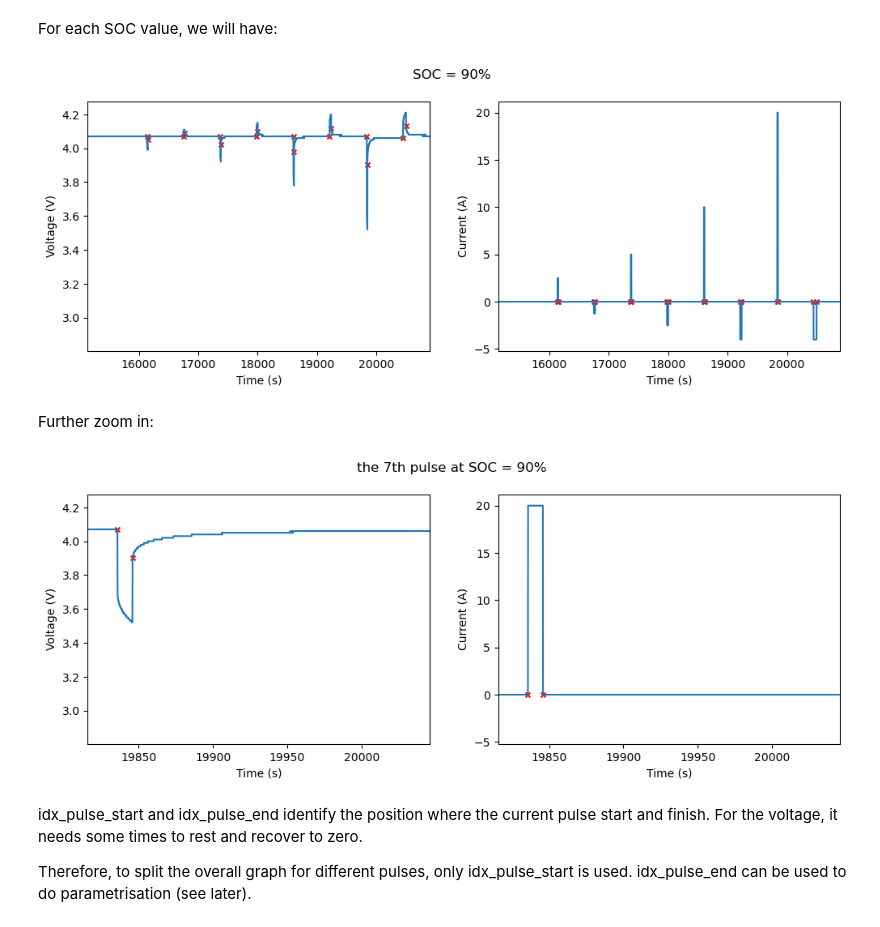
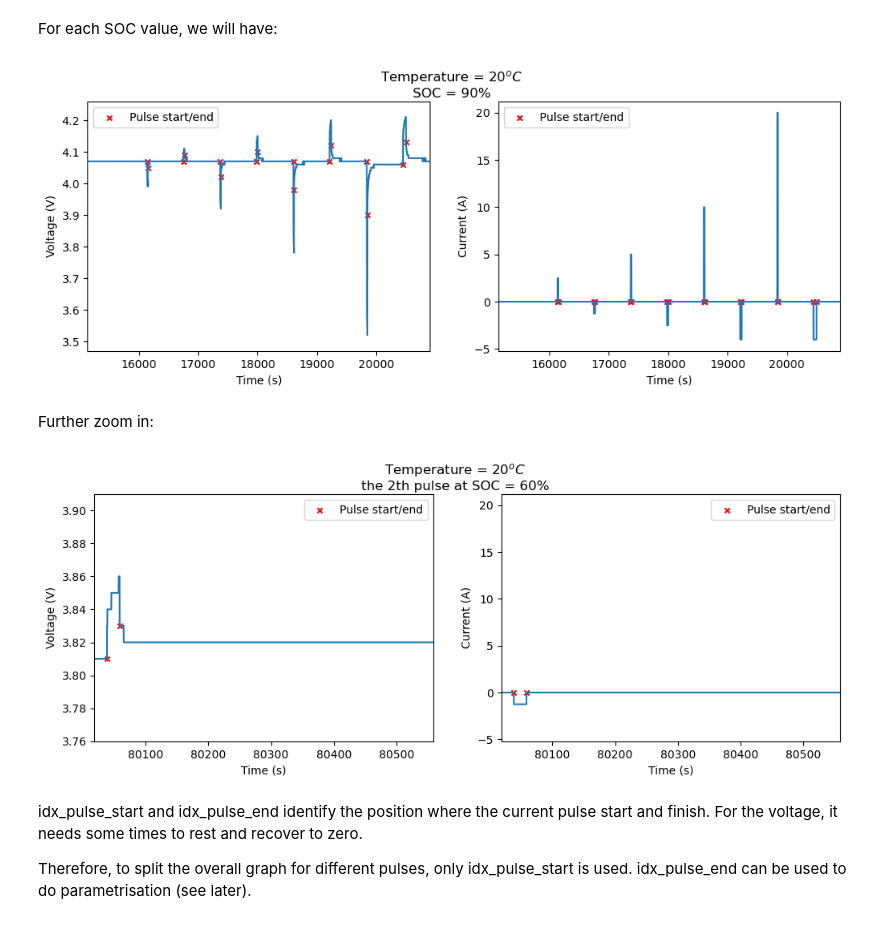
Before and after one commit to sunfanyi/modelling-of-lithium-ion-batteries, a Jupyter notebook: part_2a.ipynb, the cells around one changed output. Drawn from its saved outputs; the diff is of its cells as text; code cells hidden in the pictures.

```diff
--- a/part_2a.ipynb
+++ b/part_2a.ipynb
@@ -87,61 +83,21 @@ idx_pulse_start[:, 0]
 # %% [markdown]
 For each SOC value, we will have:
 # %%
-show_SOC = 1  # which_SOC_to_inspect, 1 represent the first cluster
-SOC_level = SOC_from_idx_map[show_SOC-1]
-
-xlim = [t[idx_pulse_start[show_SOC-1, 0] - 1000],
-        t[idx_pulse_end[show_SOC-1, -1] + 4000]]
-
-fig, axes = plt.subplots(1, 2, figsize=(12, 4))
-axes[0].plot(t, V_actual)
-axes[0].scatter(t[idx_pulse_start], V_actual[idx_pulse_start], c='r',s=18, marker='x')
-axes[0].scatter(t[idx_pulse_end], V_actual[idx_pulse_end], c='r',s=18, marker='x')
-axes[0].set_xlim(xlim)
-axes[0].set_xlabel('Time (s)')
-axes[0].set_ylabel('Voltage (V)')
-
-axes[1].plot(t, I)
-axes[1].scatter(t[idx_pulse_start], I[idx_pulse_start], c='r',s=18, marker='x')
-axes[1].scatter(t[idx_pulse_end], I[idx_pulse_end], c='r',s=18, marker='x')
-axes[1].set_xlim(xlim)
-axes[1].set_xlabel('Time (s)')
-axes[1].set_ylabel('Current (A)')
-
-fig.suptitle('SOC = {:0.0f}%'.format(SOC_level*100))
-plt.show()
+show_SOC = 1  # which_SOC_to_inspect
+show_pulse = 'all'  # which_pulse_to_inspect
+plot_pulses(t, I, V_actual, idx_pulse_start, idx_pulse_end,
+            show_SOC, show_pulse)
 # %% [output]
-[figure, old version]
+[figure, new version]
 # %% [markdown]
 Further zoom in:
 # %%
-show_SOC = 1  # which_SOC_to_inspect
-show_pulse = 7  # which_pulse_to_inspect
-SOC_level = SOC_from_idx_map[show_SOC-1]
-
-xlim = [t[idx_pulse_start[show_SOC-1, show_pulse-1] - 200],
-        t[idx_pulse_end[show_SOC-1, show_pulse-1] + 2000]]
-
-fig, axes = plt.subplots(1, 2, figsize=(12, 4))
-axes[0].plot(t, V_actual)
-axes[0].scatter(t[idx_pulse_start], V_actual[idx_pulse_start], c='r',s=18, marker='x')
-axes[0].scatter(t[idx_pulse_end], V_actual[idx_pulse_end], c='r',s=18, marker='x')
-axes[0].set_xlim(xlim)
-axes[0].set_xlabel('Time (s)')
-axes[0].set_ylabel('Voltage (V)')
-
-axes[1].plot(t, I)
-axes[1].scatter(t[idx_pulse_start], I[idx_pulse_start], c='r',s=18, marker='x')
-axes[1].scatter(t[idx_pulse_end], I[idx_pulse_end], c='r',s=18, marker='x')
-axes[1].set_xlim(xlim)
-axes[1].set_xlabel('Time (s)')
-axes[1].set_ylabel('Current (A)')
-
-fig.suptitle('the {}th pulse at SOC = {:0.0f}%'.format(show_pulse,
-                                                       SOC_level*100))
-plt.show()
+show_SOC = 4  # which_SOC_to_inspect
+show_pulse = 2  # which_pulse_to_inspect
+plot_pulses(t, I, V_actual, idx_pulse_start, idx_pulse_end,
+            show_SOC, show_pulse)
 # %% [output]
-[figure, old version]
+[figure, new version]
 # %% [markdown]
 idx_pulse_start and idx_pulse_end identify the position where the current pulse start and finish. For the voltage, it needs some times to rest and recover to zero.
 
```
Also changed, not shown: parts of 23 cells of this notebook, 3 other files.
